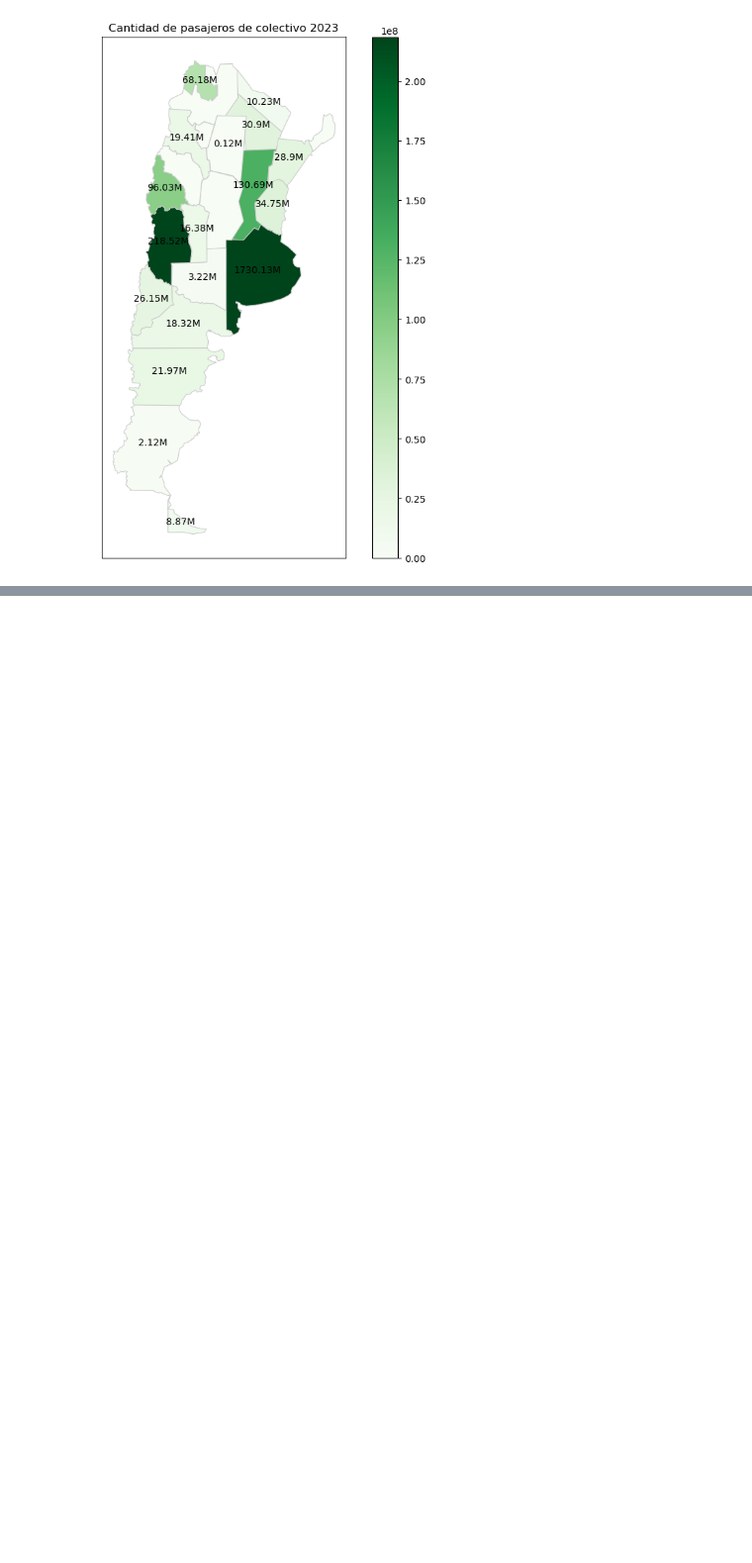
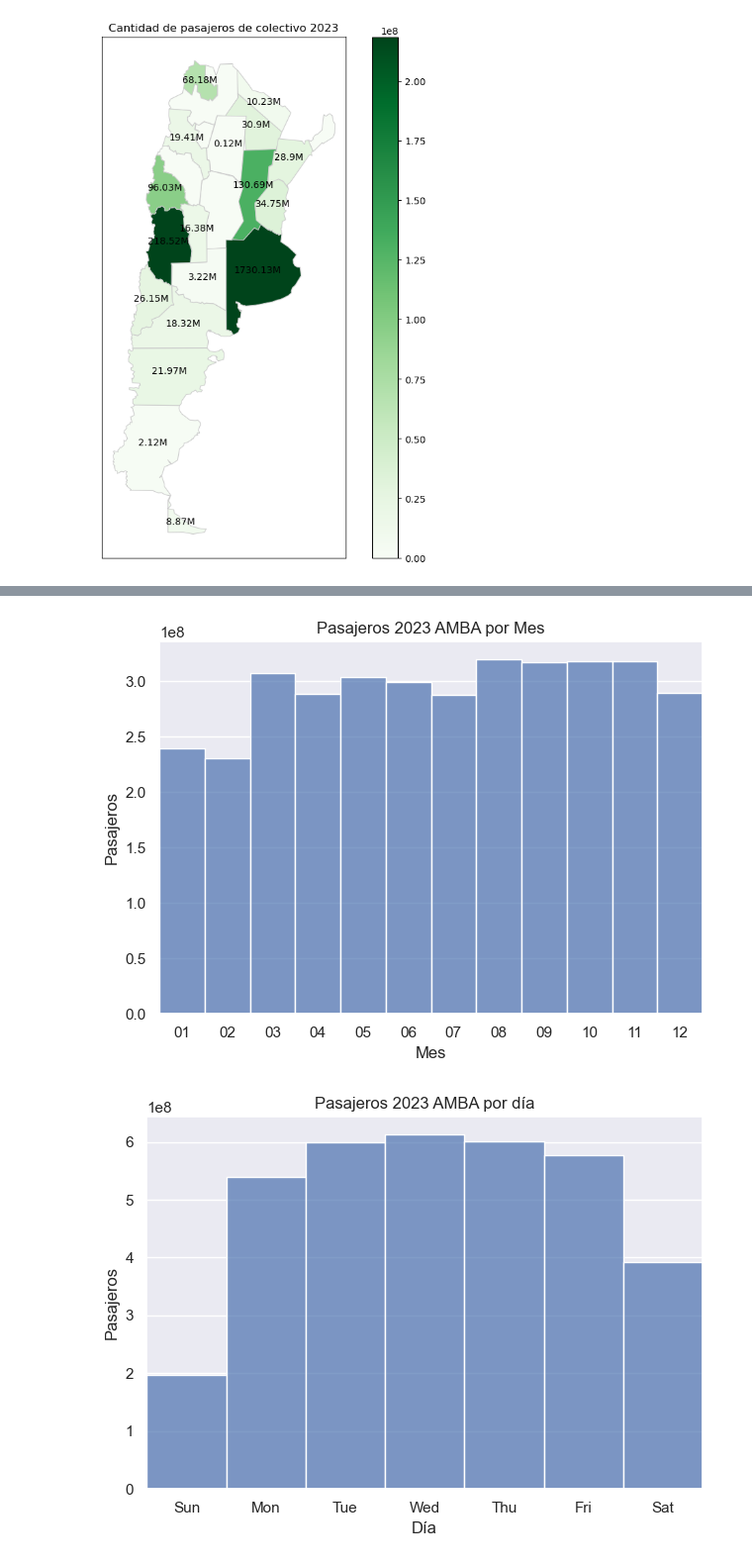
Before and after one commit to corrideluca/sube-2023, a Jupyter notebook: tp.ipynb, the cells around one changed output, grey strips where cells are left out. Shown: that part at 99% size. Cells and saved outputs as stored; diff of their text form; code cells hidden in the pictures; blank space fills up the shorter version.

Commit message:
Agrego algunos graficos del uso del colectivo en el amba durante el año

```diff
--- a/tp.ipynb
+++ b/tp.ipynb
@@ -173,0 +178,7 @@ plt.show()
+# %%
+
+so.Plot(datos_amba, x="fecha_mes", y="pasajeros").add(so.Bars(), so.Agg("sum")).label(title="Pasajeros 2023 AMBA por Mes", x="Mes", y="Pasajeros").show()
+so.Plot(datos_amba, x="fecha_dia", y="pasajeros").add(so.Bars(), so.Agg("sum")).label(title="Pasajeros 2023 AMBA por día", x="Día", y="Pasajeros").show()
+# %% [output]
+[figure, added]
+[figure, added]
```
Also changed, not shown: parts of 9 cells of this notebook.
